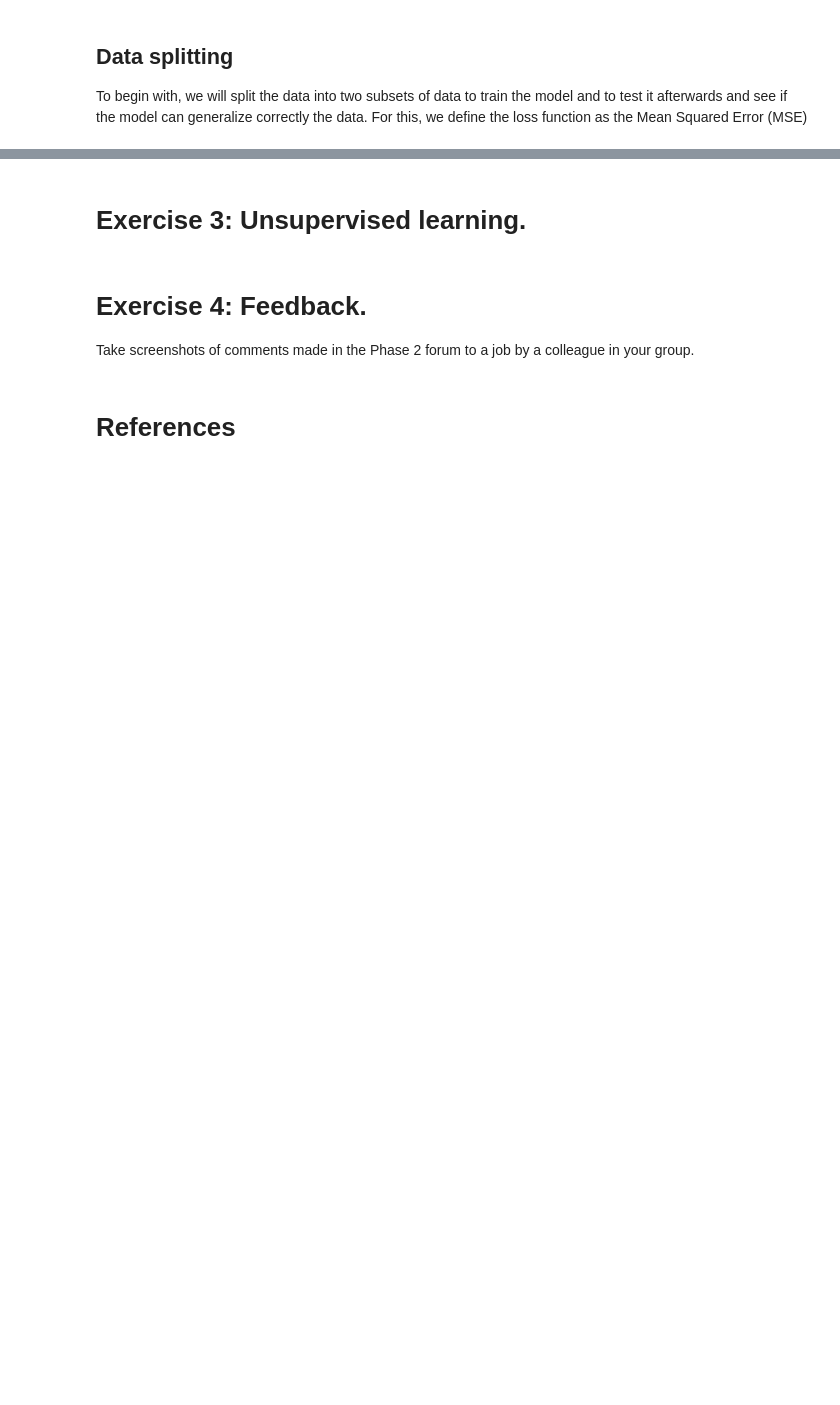
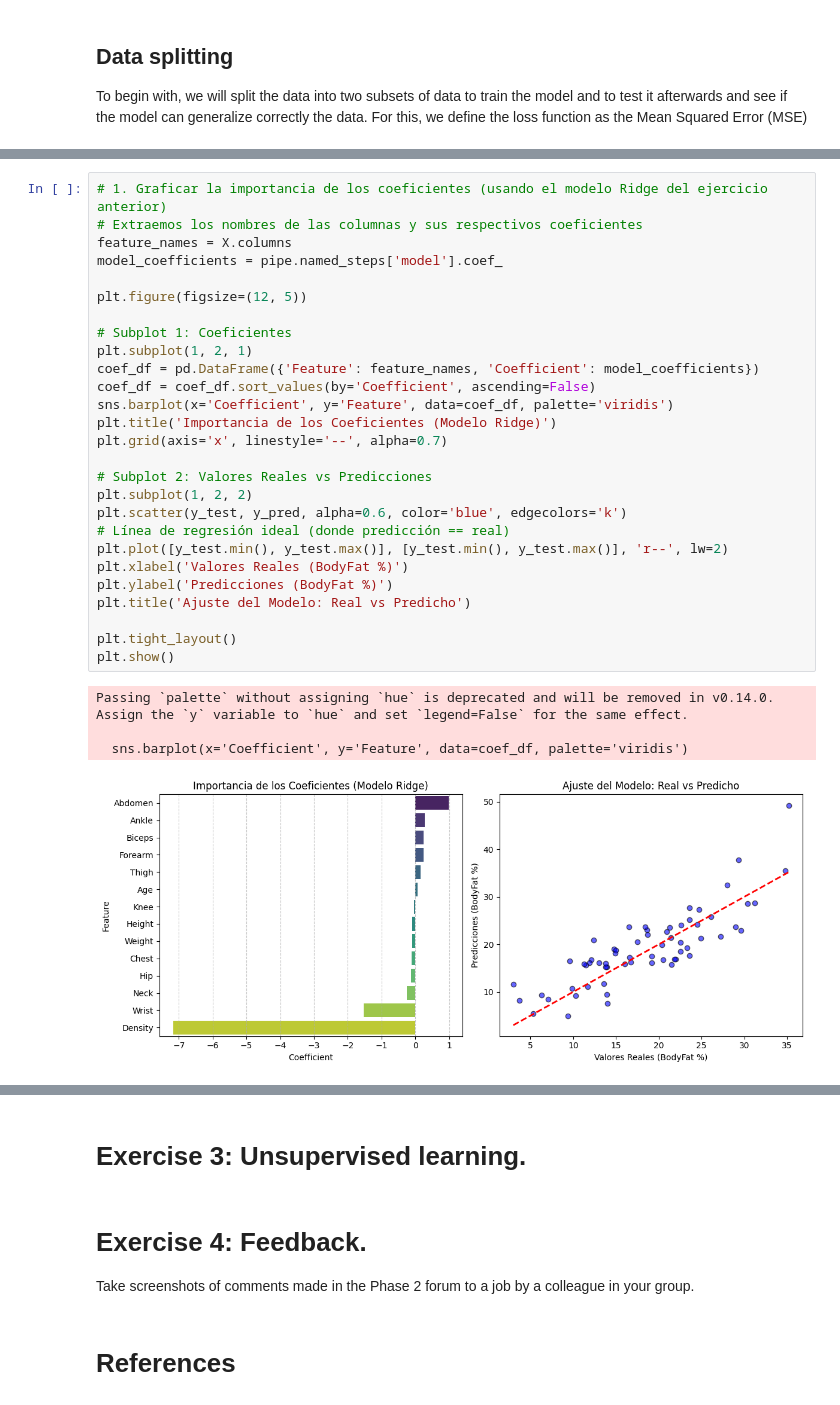
Before and after one commit to Jero2110/Advanced-ML---Phase-2, a Jupyter notebook: 02. Analysis/G01_Jeronimo_Ramos_Phase2.ipynb, the cells around one changed output, grey strips where cells are left out. Drawn from its saved outputs; the diff is of its cells as text; blank space fills up the shorter version.

```diff
--- a/02. Analysis/G01_Jeronimo_Ramos_Phase2.ipynb
+++ b/02. Analysis/G01_Jeronimo_Ramos_Phase2.ipynb
@@ -188,0 +253,32 @@ LinearRegression()
+# %%
+# 1. Graficar la importancia de los coeficientes (usando el modelo Ridge del ejercicio anterior)
+# Extraemos los nombres de las columnas y sus respectivos coeficientes
+feature_names = X.columns
+model_coefficients = pipe.named_steps['model'].coef_
+
+plt.figure(figsize=(12, 5))
+
+# Subplot 1: Coeficientes
+plt.subplot(1, 2, 1)
+coef_df = pd.DataFrame({'Feature': feature_names, 'Coefficient': model_coefficients})
+coef_df = coef_df.sort_values(by='Coefficient', ascending=False)
+sns.barplot(x='Coefficient', y='Feature', data=coef_df, palette='viridis')
+plt.title('Importancia de los Coeficientes (Modelo Ridge)')
+plt.grid(axis='x', linestyle='--', alpha=0.7)
+
+# Subplot 2: Valores Reales vs Predicciones
+plt.subplot(1, 2, 2)
+plt.scatter(y_test, y_pred, alpha=0.6, color='blue', edgecolors='k')
+# Línea de regresión ideal (donde predicción == real)
+plt.plot([y_test.min(), y_test.max()], [y_test.min(), y_test.max()], 'r--', lw=2)
+plt.xlabel('Valores Reales (BodyFat %)')
+plt.ylabel('Predicciones (BodyFat %)')
+plt.title('Ajuste del Modelo: Real vs Predicho')
+
+plt.tight_layout()
+plt.show()
+# %% [output]
+Passing `palette` without assigning `hue` is deprecated and will be removed in v0.14.0. Assign the `y` variable to `hue` and set `legend=False` for the same effect.
+
+  sns.barplot(x='Coefficient', y='Feature', data=coef_df, palette='viridis')
+[figure, added]
```
Also changed, not shown: parts of 9 cells of this notebook.
